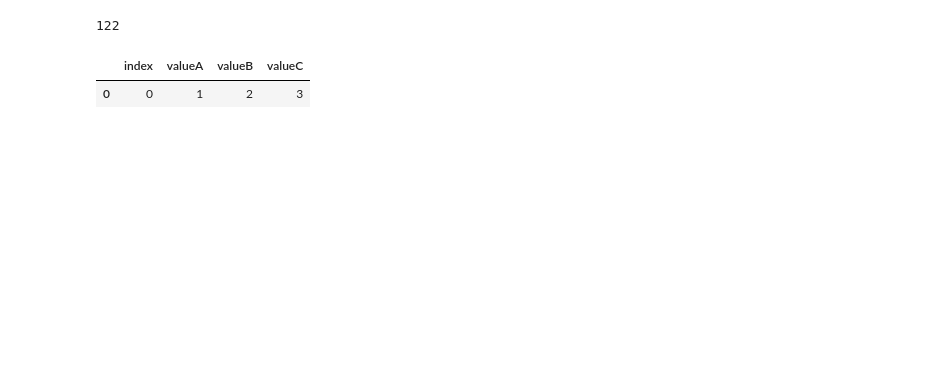
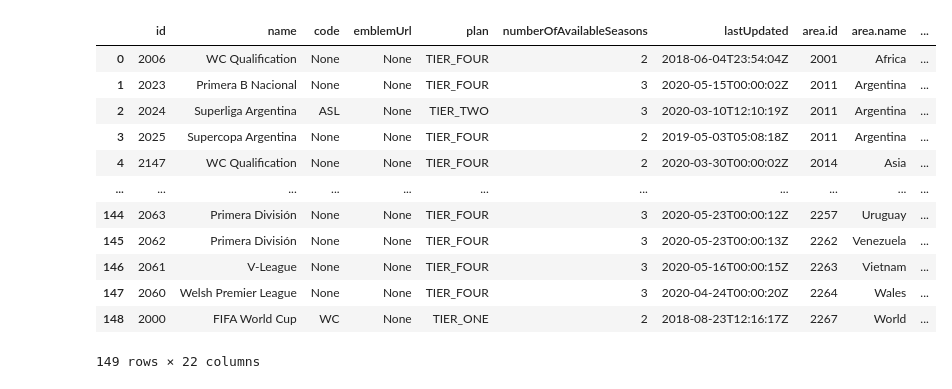
Before and after one commit to gabrielsr/jupyter-base-project, a Jupyter notebook: notebooks/notebook1.ipynb, the cells around one changed output. Saved outputs shown, nothing was run; the diff lists cells and outputs as text; code cells hidden in the pictures; blank space fills up the shorter version.

```diff
--- a/notebooks/notebook1.ipynb
+++ b/notebooks/notebook1.ipynb
@@ -1,20 +0,0 @@
-# %%
-# setup sys
-import sys
-sys.path.append('../src')
-
-# import libraries
-import pandas as pd
-
-# import data
-from myproject.config import data_sample
-
-
-print("122")
-# %% [output]
-122
-# %%
-data_sample
-# %% [output]
-|  | index | valueA | valueB | valueC |
-| 0 | 0 | 1 | 2 | 3 |
@@ -20,0 +12,25 @@ data_sample
+# %%
+# create an api accessor
+query = init_api("http://api.football-data.org/v2/",
+    api_key="5d865fcfc48c413bb0596467c6e8af5f")
+
+# query the api
+response = query("competitions")
+data_json = response['competitions']
+
+# to dataframe
+df = json_normalize(data_json, max_level=2)
+# %% [output]
+|  | id | name | code | emblemUrl | plan | numberOfAvailableSeasons | lastUpdated | area.id | area.name | ... |
+| 0 | 2006 | WC Qualification | None | None | TIER_FOUR | 2 | 2018-06-04T23:54:04Z | 2001 | Africa | ... |
+| 1 | 2023 | Primera B Nacional | None | None | TIER_FOUR | 3 | 2020-05-15T00:00:02Z | 2011 | Argentina | ... |
+| 2 | 2024 | Superliga Argentina | ASL | None | TIER_TWO | 3 | 2020-03-10T12:10:19Z | 2011 | Argentina | ... |
+| 3 | 2025 | Supercopa Argentina | None | None | TIER_FOUR | 2 | 2019-05-03T05:08:18Z | 2011 | Argentina | ... |
+| 4 | 2147 | WC Qualification | None | None | TIER_FOUR | 2 | 2020-03-30T00:00:02Z | 2014 | Asia | ... |
+| ... | ... | ... | ... | ... | ... | ... | ... | ... | ... | ... |
+| 144 | 2063 | Primera División | None | None | TIER_FOUR | 3 | 2020-05-23T00:00:12Z | 2257 | Uruguay | ... |
+| 145 | 2062 | Primera División | None | None | TIER_FOUR | 3 | 2020-05-23T00:00:13Z | 2262 | Venezuela | ... |
+| 146 | 2061 | V-League | None | None | TIER_FOUR | 3 | 2020-05-16T00:00:15Z | 2263 | Vietnam | ... |
+| 147 | 2060 | Welsh Premier League | None | None | TIER_FOUR | 3 | 2020-04-24T00:00:20Z | 2264 | Wales | ... |
+| 148 | 2000 | FIFA World Cup | WC | None | TIER_ONE | 2 | 2018-08-23T12:16:17Z | 2267 | World | ... |
+149 rows × 22 columns
```
Also changed, not shown: parts of 5 cells of this notebook, 13 other files.
